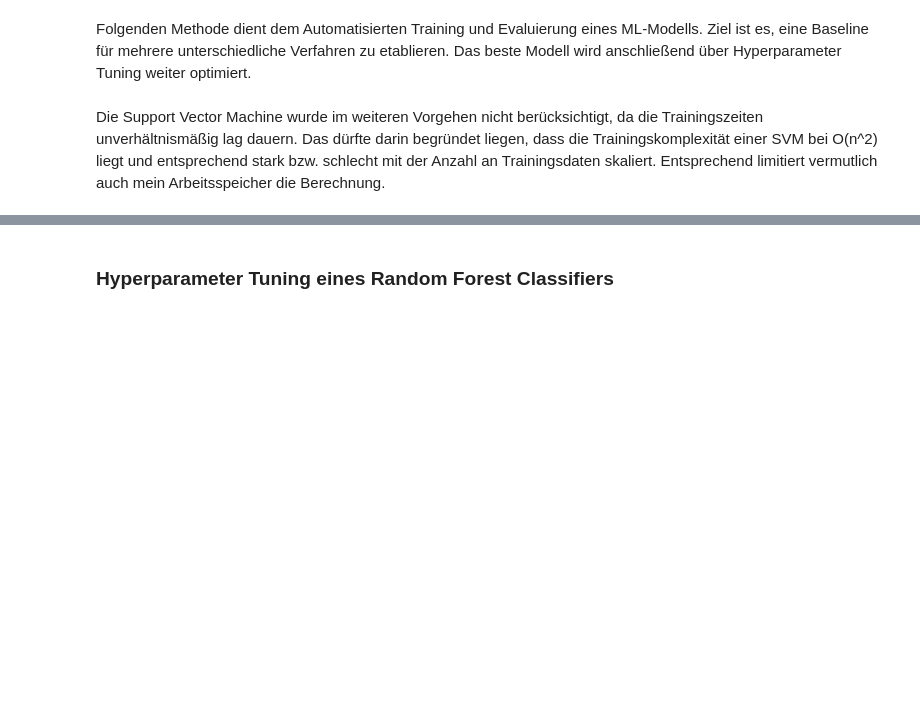
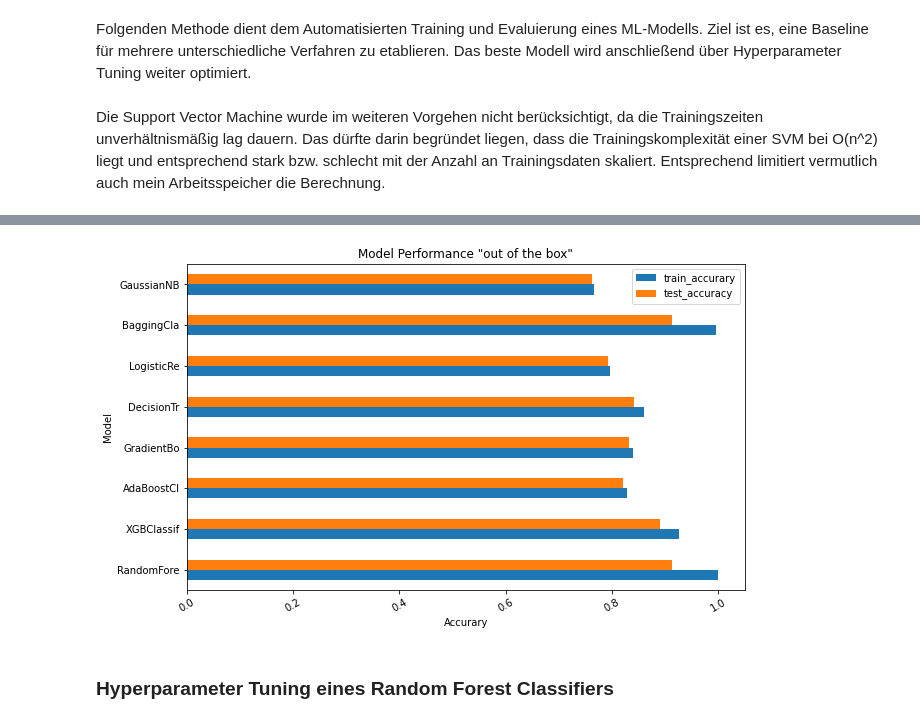
Before and after one commit to max-gmann/DataMiningWaitOrBuy, a Jupyter notebook: Notebooks/3. Model Selection.ipynb, the cells around one changed output, grey strips where cells are left out. Cells and saved outputs as stored; diff of their text form; code cells hidden in the pictures; blank space fills up the shorter version.

Commit message:
random forest model hinzugefügt

```diff
--- a/Notebooks/3. Model Selection.ipynb
+++ b/Notebooks/3. Model Selection.ipynb
@@ -48,8 +65,8 @@ Daten in Trainings- und Testdaten aufteilen.
 Stratify = Yes stellt außerdem sicher, dass das Verhältnis der Klassen in beiden Datensätzen gleich ist.
 # %%
 # Daten in Trainings- und Testdaten aufteilen
-y = data['buy']
-X = data.drop(columns=['buy'], axis=1)
+y = training_data['buy']
+X = training_data.drop(columns=['buy'], axis=1)
 
 X.columns = X.columns.map(str)
 
@@ -63,17 +90,18 @@ x_train, x_test, y_train, y_test = train_test_split(X, y, test_size=0.2, random_
 # %% [markdown]
 Folgenden Methode dient dem Automatisierten Training und Evaluierung eines ML-Modells. Ziel ist es, eine Baseline für mehrere unterschiedliche Verfahren zu etablieren. Das beste Modell wird anschließend über Hyperparameter Tuning weiter optimiert.
 # %%
-def evaluate_model(model, x_train, y_train, x_test, y_test):
-    model = model.fit(x_train, y_train)
+def evaluate_model(model, x_train, y_train, x_test, y_test, fit=True):
+    if fit:
+        model = model.fit(x_train, y_train)
+
     print('Training Score:', model.score(x_train, y_train))
 
     predicted = pd.DataFrame(model.predict(x_test))
 
-    probs = pd.DataFrame(model.predict_proba(x_test))
     print('Test Score:', metrics.accuracy_score(y_test, predicted))
 
     print(metrics.classification_report(y_test, predicted))
-    return model
+    return model.score(x_train, y_train), metrics.accuracy_score(y_test, predicted)
 # %% [markdown]
 Die Support Vector Machine wurde im weiteren Vorgehen nicht berücksichtigt, da die Trainingszeiten unverhältnismäßig lag dauern. Das dürfte darin begründet liegen, dass die Trainingskomplexität einer SVM bei O(n^2) liegt und entsprechend stark bzw. schlecht mit der Anzahl an Trainingsdaten skaliert. Entsprechend limitiert vermutlich auch mein Arbeitsspeicher die Berechnung.
 # %%
@@ -85,12 +113,15 @@ list_of_models = [RandomForestClassifier(),
                   tree.DecisionTreeClassifier(max_depth=10),
                   LogisticRegression(),
                   BaggingClassifier(),
-                  KNeighborsClassifier(n_neighbors=5),
+                  # KNeighborsClassifier(n_neighbors=5),
                   GaussianNB()]
+
+scores = {}
 
 for model in list_of_models:
     print(model)
-    evaluate_model(model, x_train, y_train, x_test, y_test)
+    train_acc, test_acc = evaluate_model(model, x_train, y_train, x_test, y_test)
+    scores[str(model)[:10]] = {'train_accurary' : train_acc, 'test_accuracy': test_acc}
     print('-------------------------------------------------------------------------------')
 # %% [output]
 RandomForestClassifier()
@@ -154,0 +185,4 @@ MemoryError: Unable to allocate 1.00 GiB for an array with shape (2006, 66899) a
+# %%
+results = pd.DataFrame(scores).transpose()
+results.rename(columns={'index': 'model'},  inplace=True)
+results.head()
@@ -155,3 +196,14 @@ MemoryError: Unable to allocate 1.00 GiB for an array with shape (2006, 66899) a
+# %%
+plt.rcParams["figure.figsize"] = [10, 6]
+
+results.plot(kind='barh')
+plt.title('Model Performance "out of the box"')
+plt.ylabel("Model")
+plt.xlabel("Accurary")
+plt.xticks(rotation=30, horizontalalignment="center")
+plt.savefig("../Ressources/model_performance_comp.png", edgecolor='white')
+# %% [output]
+[figure, added]
 # %% [markdown]
 ### Hyperparameter Tuning eines Random Forest Classifiers
 # %% [markdown]
```
Also changed, not shown: parts of 41 cells of this notebook, 9 other files.
